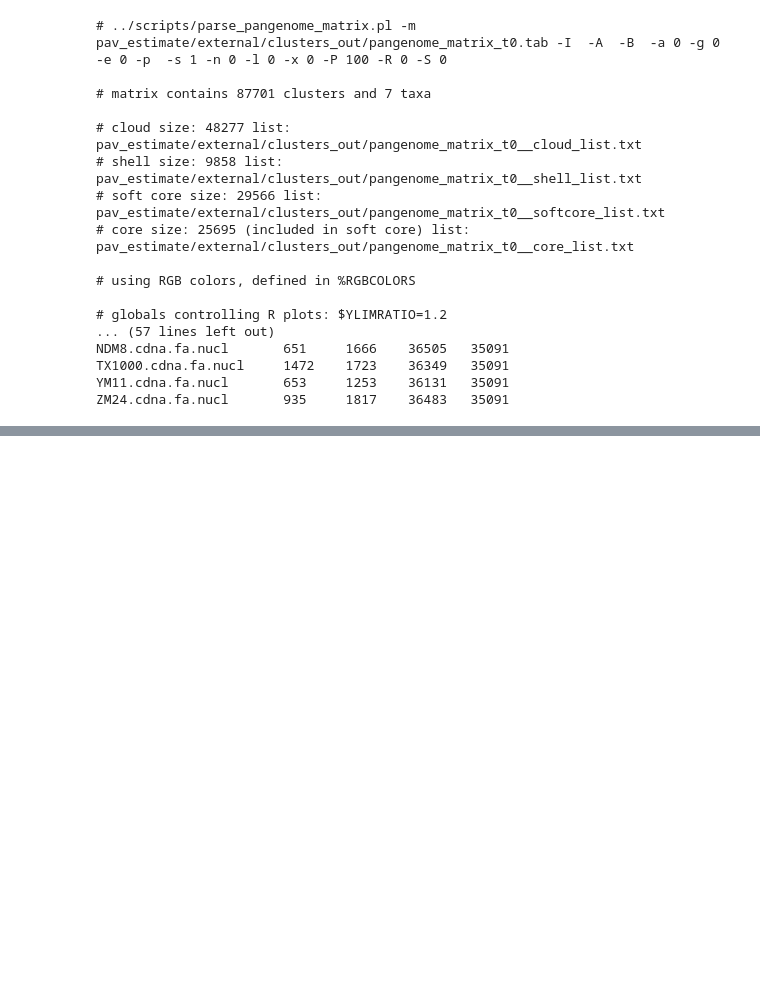
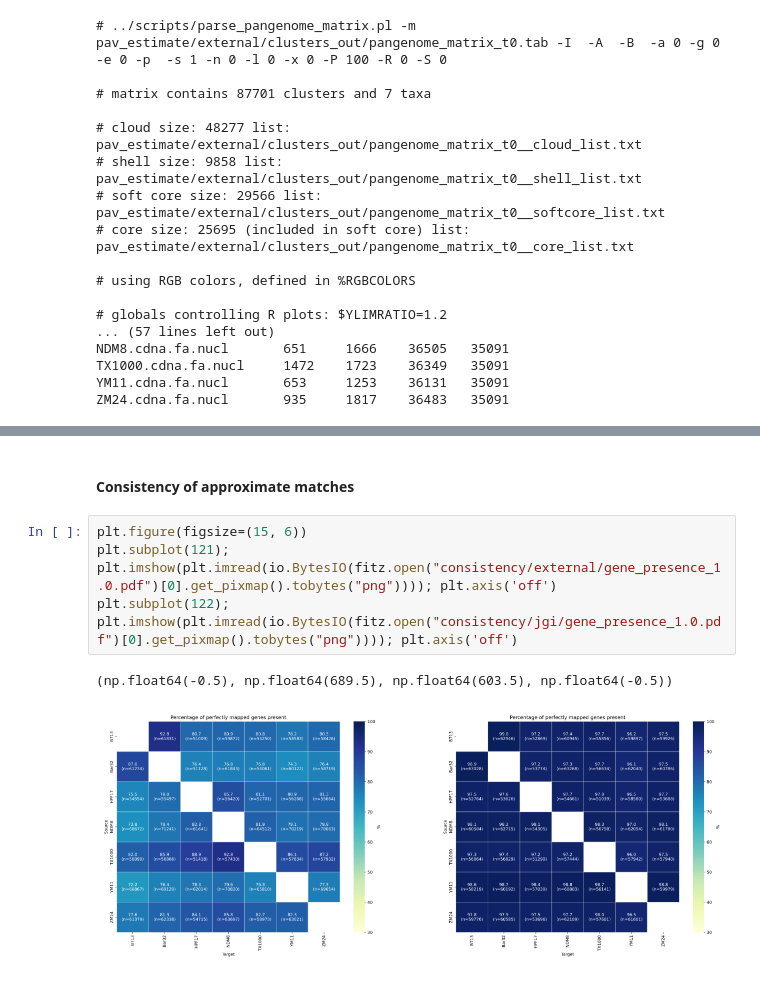
Before and after one commit to tomasbruna/pangene-pav-integration, a Jupyter notebook: Cotton/cotton.ipynb, the cells around one changed output, grey strips where cells are left out. Cells and saved outputs as stored; diff of their text form; blank space fills up the shorter version.

```diff
--- a/Cotton/cotton.ipynb
+++ b/Cotton/cotton.ipynb
@@ -127,0 +173,9 @@ Image(fitz.open("pav_estimate/jgi/clusters_out/pangenome_matrix_t0__shell.pdf")[
+# %% [markdown]
+#### Consistency of approximate matches
+# %%
+plt.figure(figsize=(15, 6))
+plt.subplot(121); plt.imshow(plt.imread(io.BytesIO(fitz.open("consistency/external/gene_presence_1.0.pdf")[0].get_pixmap().tobytes("png")))); plt.axis('off')
+plt.subplot(122); plt.imshow(plt.imread(io.BytesIO(fitz.open("consistency/jgi/gene_presence_1.0.pdf")[0].get_pixmap().tobytes("png")))); plt.axis('off')
+# %% [output]
+(np.float64(-0.5), np.float64(689.5), np.float64(603.5), np.float64(-0.5))
+[figure, added]
```
Also changed, not shown: parts of 14 cells of this notebook.
